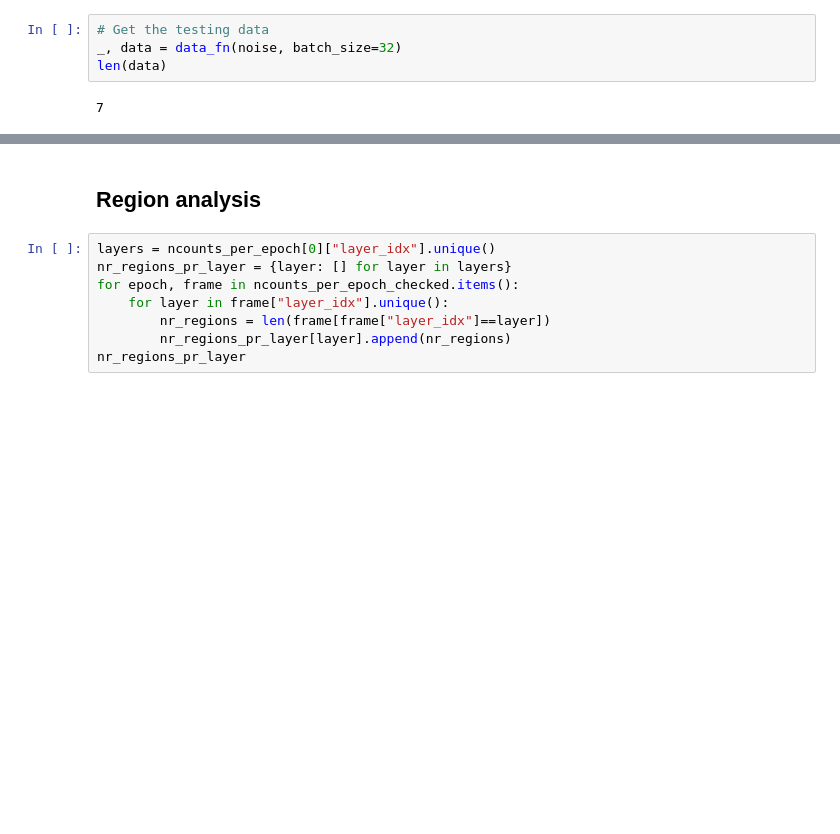
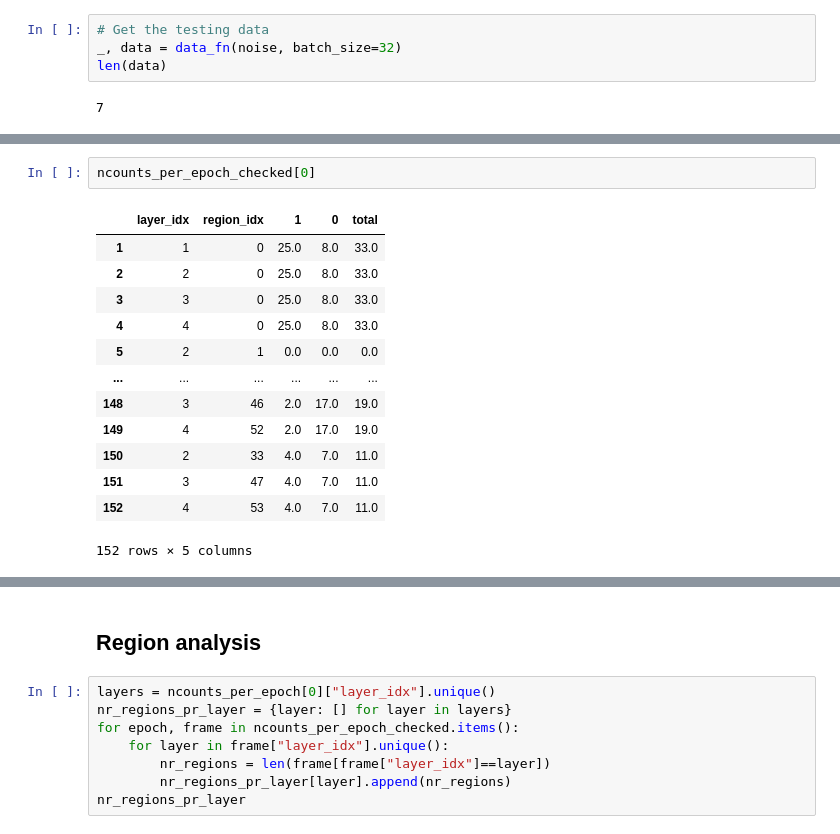
Before and after one commit to Johanmkr/WP1-Polyhedra, a Jupyter notebook: notebooks/is_feasibility_check_working.ipynb, the cells around one changed output, grey strips where cells are left out. Drawn from its saved outputs; the diff is of its cells as text; blank space fills up the shorter version.

```diff
--- a/notebooks/is_feasibility_check_working.ipynb
+++ b/notebooks/is_feasibility_check_working.ipynb
@@ -126,3 +142,19 @@ Time passing:        0.011 s
+# %%
+ncounts_per_epoch_checked[0]
+# %% [output]
+|  | layer_idx | region_idx | 1 | 0 | total |
+| 1 | 1 | 0 | 25.0 | 8.0 | 33.0 |
+| 2 | 2 | 0 | 25.0 | 8.0 | 33.0 |
+| 3 | 3 | 0 | 25.0 | 8.0 | 33.0 |
+| 4 | 4 | 0 | 25.0 | 8.0 | 33.0 |
+| 5 | 2 | 1 | 0.0 | 0.0 | 0.0 |
+| ... | ... | ... | ... | ... | ... |
+| 148 | 3 | 46 | 2.0 | 17.0 | 19.0 |
+| 149 | 4 | 52 | 2.0 | 17.0 | 19.0 |
+| 150 | 2 | 33 | 4.0 | 7.0 | 11.0 |
+| 151 | 3 | 47 | 4.0 | 7.0 | 11.0 |
+| 152 | 4 | 53 | 4.0 | 7.0 | 11.0 |
+152 rows × 5 columns
 # %%
 fig, ax = plt.subplots(figsize=(5,4))
 
```
Also changed, not shown: parts of 4 cells of this notebook, 1 other file.
